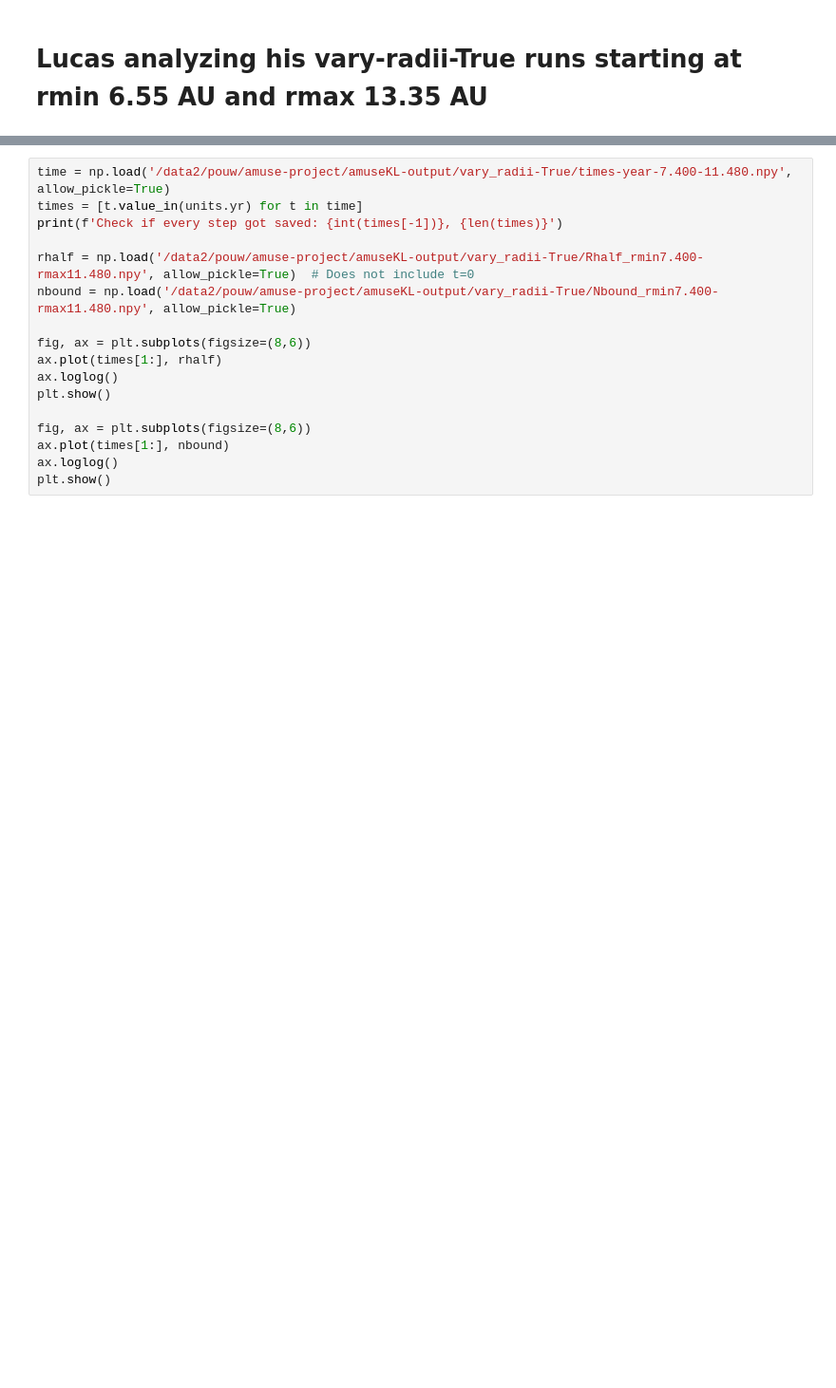
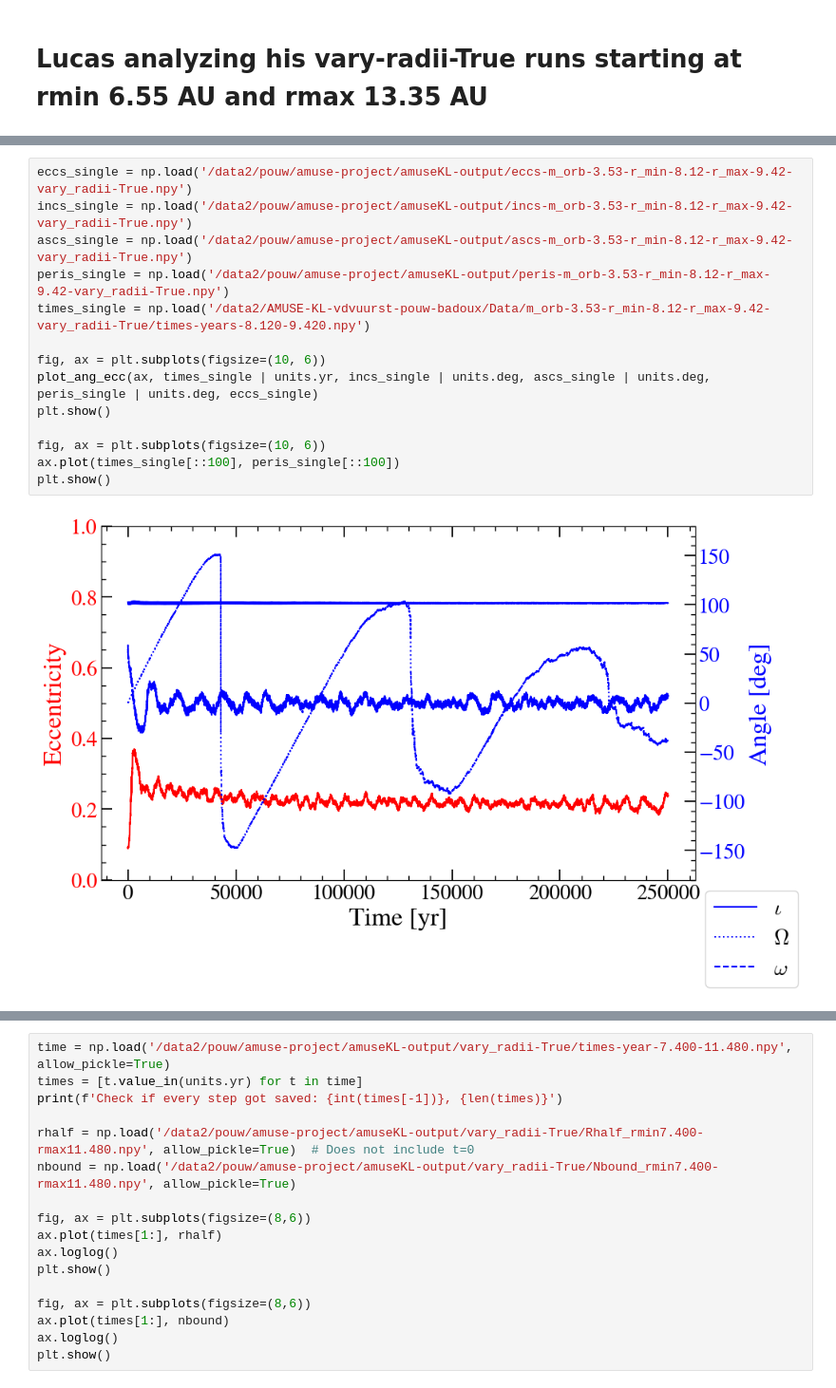
Before and after one commit to LucasPouw/amuse-KL, a Jupyter notebook: data_processing.ipynb, the cells around one changed output, grey strips where cells are left out. Shown at 95% size. Cells and saved outputs as stored; diff of their text form; blank space fills up the shorter version.

Commit message:
plot KL for single star run

```diff
--- a/data_processing.ipynb
+++ b/data_processing.ipynb
@@ -74,0 +97,16 @@ save_name = '/data2/pouw/amuse-project/amuseKL-output/r_min-7.589-r_max-10.989/N
+# %%
+eccs_single = np.load('/data2/pouw/amuse-project/amuseKL-output/eccs-m_orb-3.53-r_min-8.12-r_max-9.42-vary_radii-True.npy')
+incs_single = np.load('/data2/pouw/amuse-project/amuseKL-output/incs-m_orb-3.53-r_min-8.12-r_max-9.42-vary_radii-True.npy')
+ascs_single = np.load('/data2/pouw/amuse-project/amuseKL-output/ascs-m_orb-3.53-r_min-8.12-r_max-9.42-vary_radii-True.npy')
+peris_single = np.load('/data2/pouw/amuse-project/amuseKL-output/peris-m_orb-3.53-r_min-8.12-r_max-9.42-vary_radii-True.npy')
+times_single = np.load('/data2/AMUSE-KL-vdvuurst-pouw-badoux/Data/m_orb-3.53-r_min-8.12-r_max-9.42-vary_radii-True/times-years-8.120-9.420.npy')
+
+fig, ax = plt.subplots(figsize=(10, 6))
+plot_ang_ecc(ax, times_single | units.yr, incs_single | units.deg, ascs_single | units.deg, peris_single | units.deg, eccs_single)
+plt.show()
+
+fig, ax = plt.subplots(figsize=(10, 6))
+ax.plot(times_single[::100], peris_single[::100])
+plt.show()
+# %% [output]
+[figure, added]
```
Also changed, not shown: parts of 4 cells of this notebook.
